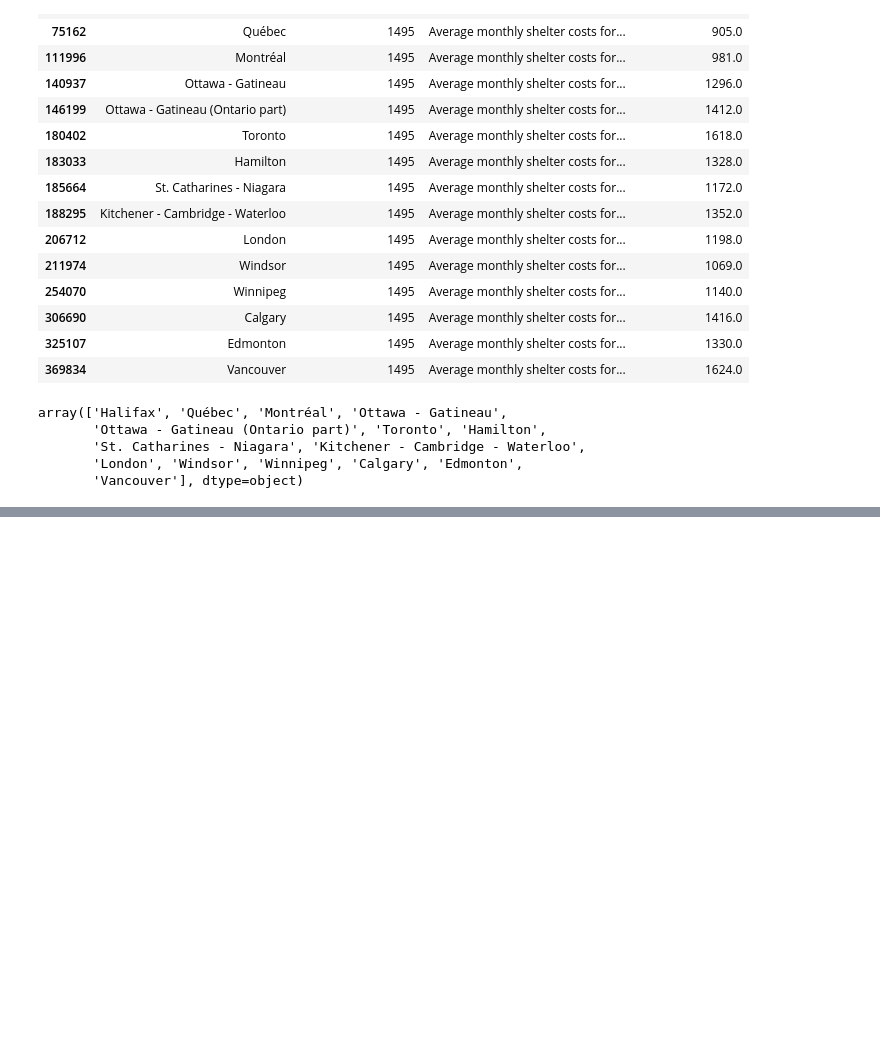
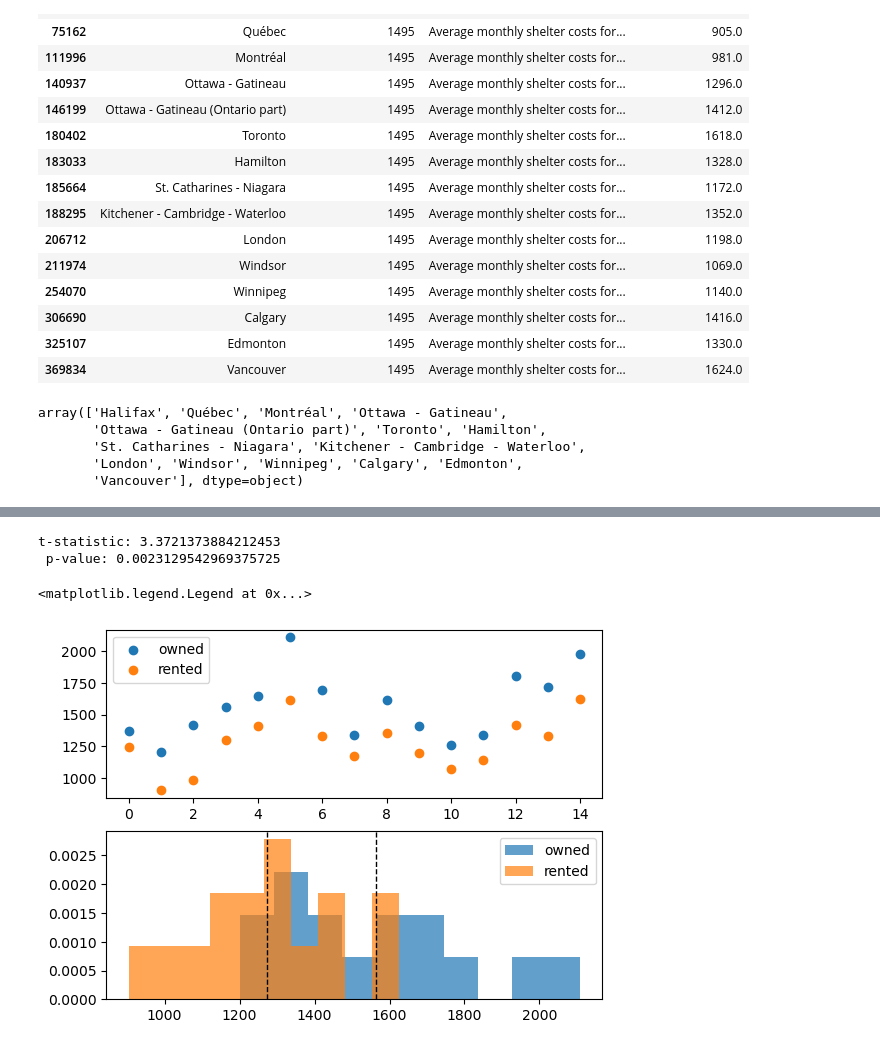
Before and after one commit to detmanski/Overview_Canada_Analysis, a Jupyter notebook: emp_and_shelter_cost.ipynb, the cells around one changed output, grey strips where cells are left out. Drawn from its saved outputs; the diff is of its cells as text; code cells hidden in the pictures; blank space fills up the shorter version.

```diff
--- a/emp_and_shelter_cost.ipynb
+++ b/emp_and_shelter_cost.ipynb
@@ -223,0 +295,25 @@ shelter_and_emp_df.to_csv("Output/shelter_and_emp_df.csv", index_label="City")
+# %%
+owned = combined_data['Average monthly shelter costs for owned dwellings ($)']
+
+rented = combined_data['Average monthly shelter costs for rented dwellings ($)']
+# %%
+t_test = stats.ttest_ind(owned, rented, equal_var=False)
+print(f"t-statistic: {t_test[0]} \n p-value: {t_test[1]}")
+# %% [output]
+t-statistic: 3.3721373884212453
+ p-value: 0.0023129542969375725
+# %%
+plt.subplot(2, 1, 1)
+plt.scatter(range(len(owned)), owned, label="owned")
+plt.scatter(range(len(rented)), rented, label="rented")
+plt.legend()
+
+plt.subplot(2, 1, 2)
+plt.hist(owned, 10, density=True, alpha=0.7, label="owned")
+plt.hist(rented, 10, density=True, alpha=0.7, label="rented")
+plt.axvline(owned.mean(), color='k', linestyle='dashed', linewidth=1)
+plt.axvline(rented.mean(), color='k', linestyle='dashed', linewidth=1)
+plt.legend()
+# %% [output]
+<matplotlib.legend.Legend at 0x...>
+[figure, added]
```
Also changed, not shown: parts of 20 cells of this notebook, 2 other files.
